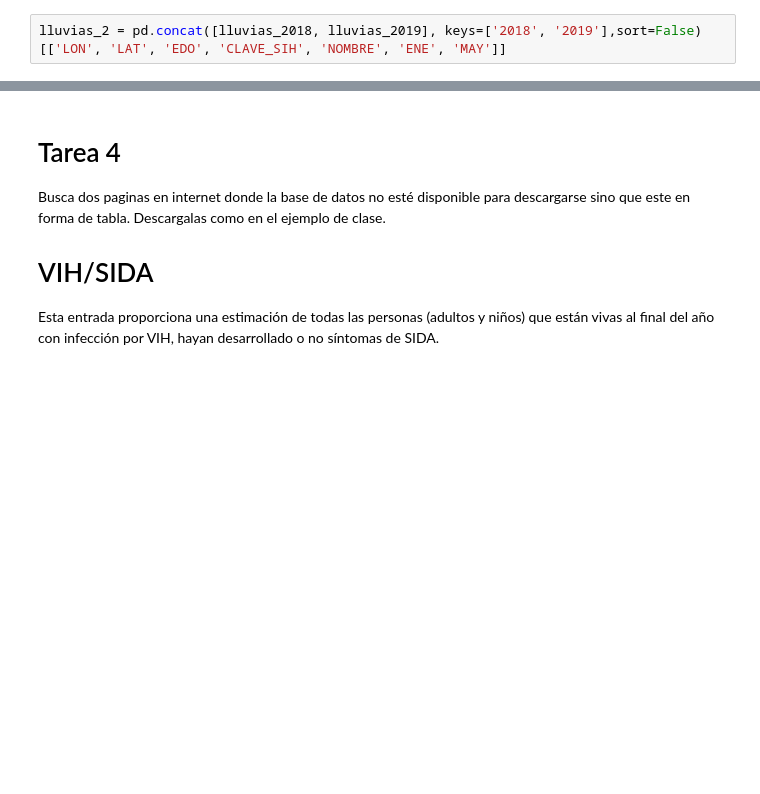
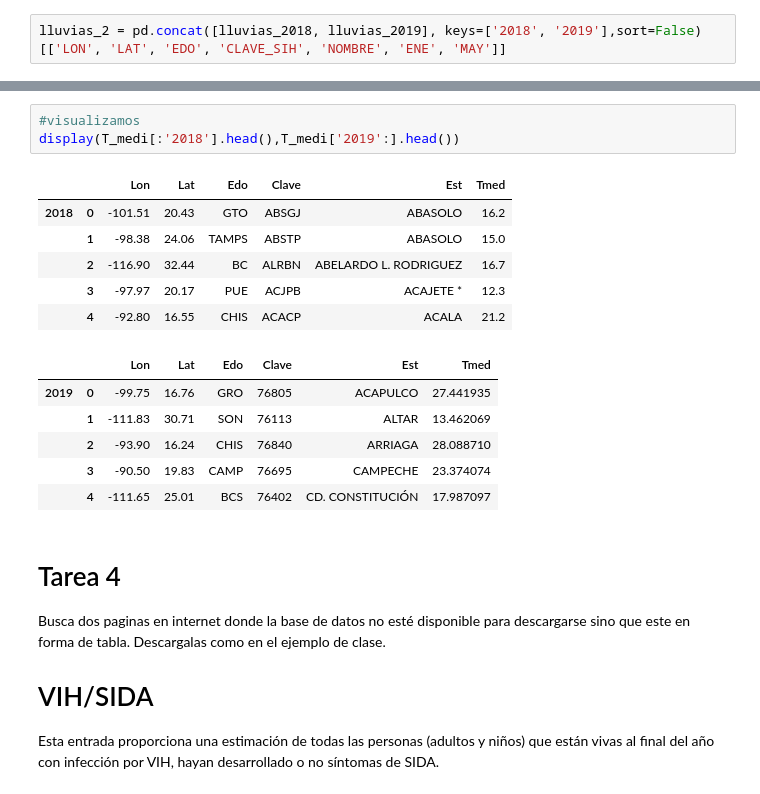
Before and after one commit to DCIDA2019/da2019-Oscar2401, a Jupyter notebook: Semana2/Tareas/Tarea_3_4.ipynb, the cells around one changed output, grey strips where cells are left out. Saved outputs shown, nothing was run; the diff lists cells and outputs as text; blank space fills up the shorter version.

```diff
--- a/Semana2/Tareas/Tarea_3_4.ipynb
+++ b/Semana2/Tareas/Tarea_3_4.ipynb
@@ -112,3 +145,19 @@ display(lluvias_2[:'2018'].head(),lluvias_2['2019':].head())
+# %%
+#visualizamos
+display(T_medi[:'2018'].head(),T_medi['2019':].head())
+# %% [output]
+|  |  | Lon | Lat | Edo | Clave | Est | Tmed |
+| 2018 | 0 | -101.51 | 20.43 | GTO | ABSGJ | ABASOLO | 16.2 |
+|  | 1 | -98.38 | 24.06 | TAMPS | ABSTP | ABASOLO | 15.0 |
+|  | 2 | -116.90 | 32.44 | BC | ALRBN | ABELARDO L. RODRIGUEZ | 16.7 |
+|  | 3 | -97.97 | 20.17 | PUE | ACJPB | ACAJETE * | 12.3 |
+|  | 4 | -92.80 | 16.55 | CHIS | ACACP | ACALA | 21.2 |
+|  |  | Lon | Lat | Edo | Clave | Est | Tmed |
+| 2019 | 0 | -99.75 | 16.76 | GRO | 76805 | ACAPULCO | 27.441935 |
+|  | 1 | -111.83 | 30.71 | SON | 76113 | ALTAR | 13.462069 |
+|  | 2 | -93.90 | 16.24 | CHIS | 76840 | ARRIAGA | 28.088710 |
+|  | 3 | -90.50 | 19.83 | CAMP | 76695 | CAMPECHE | 23.374074 |
+|  | 4 | -111.65 | 25.01 | BCS | 76402 | CD. CONSTITUCIÓN | 17.987097 |
 # %% [markdown]
 # Tarea 4
 Busca dos paginas en internet donde la base de datos no esté disponible para descargarse sino que este en forma de tabla. Descargalas como en el ejemplo de clase.
```
Also changed, not shown: parts of 10 cells of this notebook, 2 other files.
